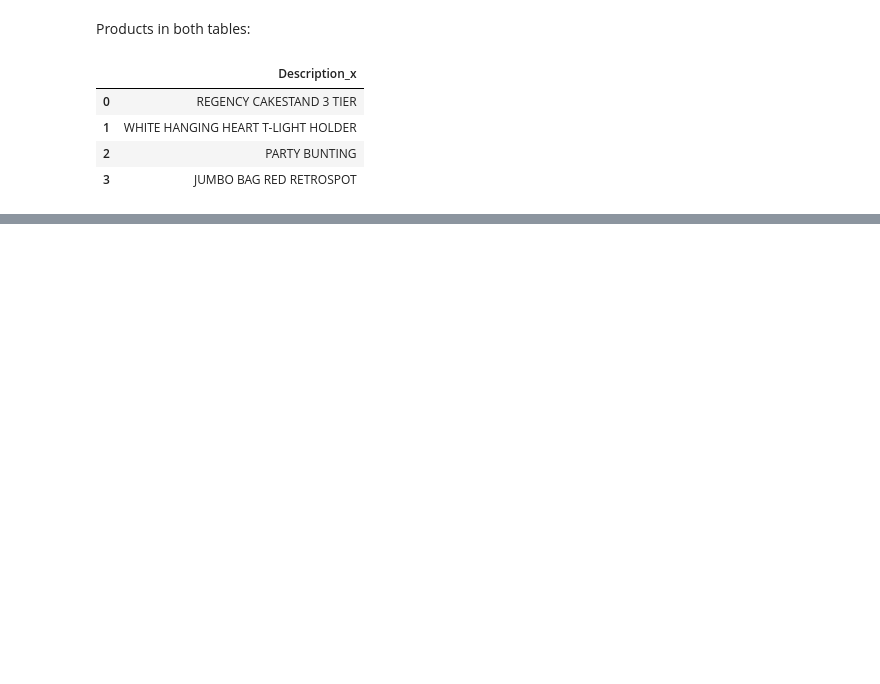
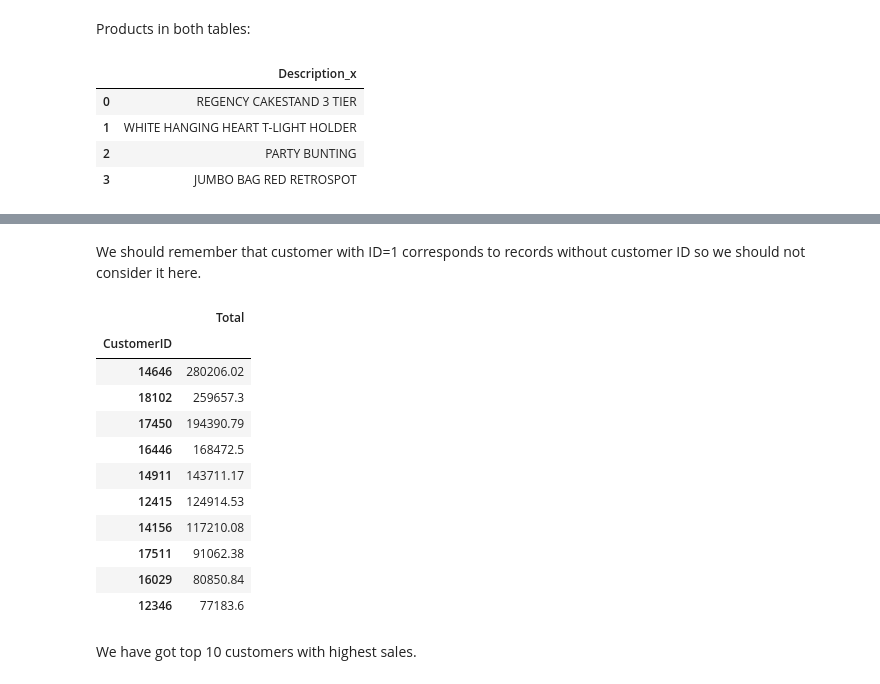
Before and after one commit to JakubKrz25/Online-Retail-Python-analysis, a Jupyter notebook: Online_retail- analysis.ipynb, the cells around one changed output, grey strips where cells are left out. Cells and saved outputs as stored; diff of their text form; code cells hidden in the pictures; blank space fills up the shorter version.

```diff
--- a/Online_retail- analysis.ipynb
+++ b/Online_retail- analysis.ipynb
@@ -427,0 +454,19 @@ product_sales_sum.iloc[:10].merge(product_sales_count.iloc[:10], on="StockCode",
+# %% [markdown]
+We should remember that customer with ID=1 corresponds to records without customer ID so we should not consider it here.
+# %%
+retail.loc[retail["CustomerID"]!=1].groupby(["CustomerID"])[["Total"]].sum().sort_values("Total", ascending=False).iloc[:10]
+# %% [output]
+|  | Total |
+| CustomerID |  |
+| 14646 | 280206.02 |
+| 18102 | 259657.3 |
+| 17450 | 194390.79 |
+| 16446 | 168472.5 |
+| 14911 | 143711.17 |
+| 12415 | 124914.53 |
+| 14156 | 117210.08 |
+| 17511 | 91062.38 |
+| 16029 | 80850.84 |
+| 12346 | 77183.6 |
+# %% [markdown]
+We have got top 10 customers with highest sales.
```
Also changed, not shown: parts of 5 cells of this notebook.
